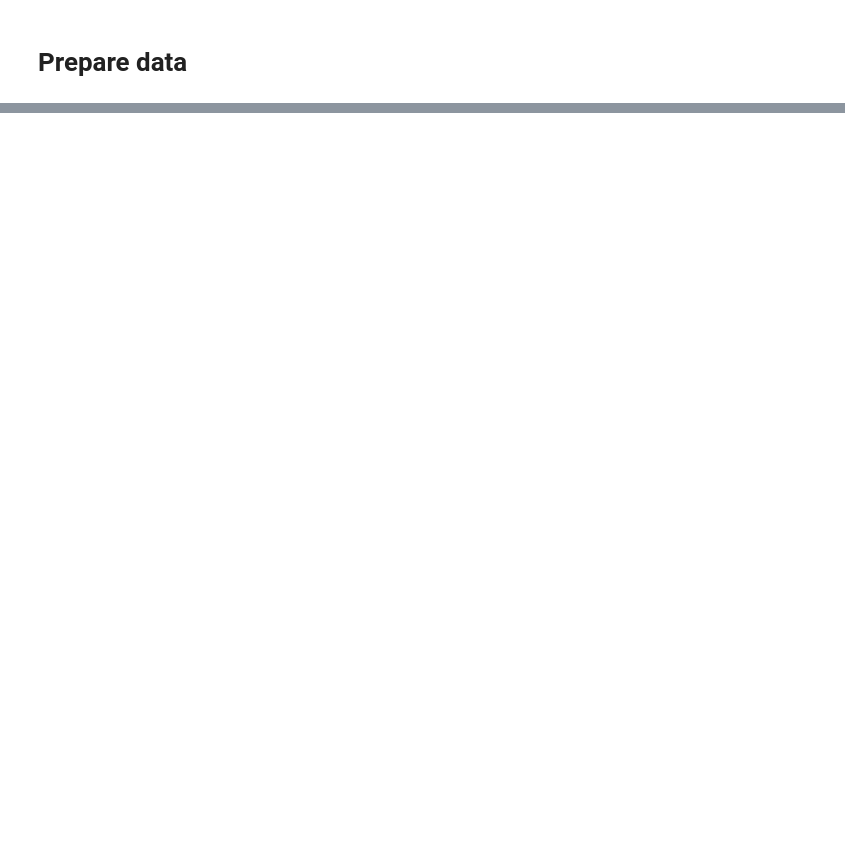
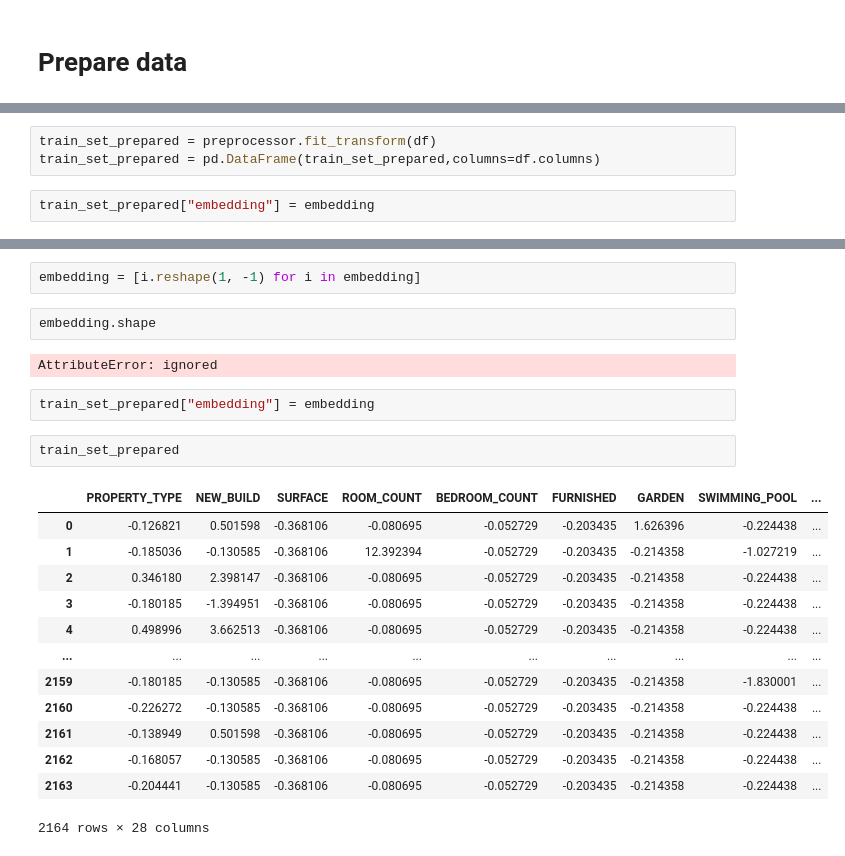
Before and after one commit to mybenkhadda/YanPort_Duplicate, a Jupyter notebook: main.ipynb, the cells around one changed output, grey strips where cells are left out. Saved outputs shown, nothing was run; the diff lists cells and outputs as text; blank space fills up the shorter version.

```diff
--- a/main.ipynb
+++ b/main.ipynb
@@ -542,0 +577,5 @@ df_cat = df[l]
+# %%
+train_set_prepared = preprocessor.fit_transform(df)
+train_set_prepared = pd.DataFrame(train_set_prepared,columns=df.columns)
+# %%
+train_set_prepared["embedding"] = embedding
@@ -542,0 +598,24 @@ df_cat = df[l]
+# %%
+embedding = [i.reshape(1, -1) for i in embedding]
+# %%
+embedding.shape
+# %% [output]
+AttributeError: ignored
+# %%
+train_set_prepared["embedding"] = embedding
+# %%
+train_set_prepared
+# %% [output]
+|  | PROPERTY_TYPE | NEW_BUILD | SURFACE | ROOM_COUNT | BEDROOM_COUNT | FURNISHED | GARDEN | SWIMMING_POOL | ... |
+| 0 | -0.126821 | 0.501598 | -0.368106 | -0.080695 | -0.052729 | -0.203435 | 1.626396 | -0.224438 | ... |
+| 1 | -0.185036 | -0.130585 | -0.368106 | 12.392394 | -0.052729 | -0.203435 | -0.214358 | -1.027219 | ... |
+| 2 | 0.346180 | 2.398147 | -0.368106 | -0.080695 | -0.052729 | -0.203435 | -0.214358 | -0.224438 | ... |
+| 3 | -0.180185 | -1.394951 | -0.368106 | -0.080695 | -0.052729 | -0.203435 | -0.214358 | -0.224438 | ... |
+| 4 | 0.498996 | 3.662513 | -0.368106 | -0.080695 | -0.052729 | -0.203435 | -0.214358 | -0.224438 | ... |
+| ... | ... | ... | ... | ... | ... | ... | ... | ... | ... |
+| 2159 | -0.180185 | -0.130585 | -0.368106 | -0.080695 | -0.052729 | -0.203435 | -0.214358 | -1.830001 | ... |
+| 2160 | -0.226272 | -0.130585 | -0.368106 | -0.080695 | -0.052729 | -0.203435 | -0.214358 | -0.224438 | ... |
+| 2161 | -0.138949 | 0.501598 | -0.368106 | -0.080695 | -0.052729 | -0.203435 | -0.214358 | -0.224438 | ... |
+| 2162 | -0.168057 | -0.130585 | -0.368106 | -0.080695 | -0.052729 | -0.203435 | -0.214358 | -0.224438 | ... |
+| 2163 | -0.204441 | -0.130585 | -0.368106 | -0.080695 | -0.052729 | -0.203435 | -0.214358 | -0.224438 | ... |
+2164 rows × 28 columns
```
Also changed, not shown: parts of 18 cells of this notebook.
